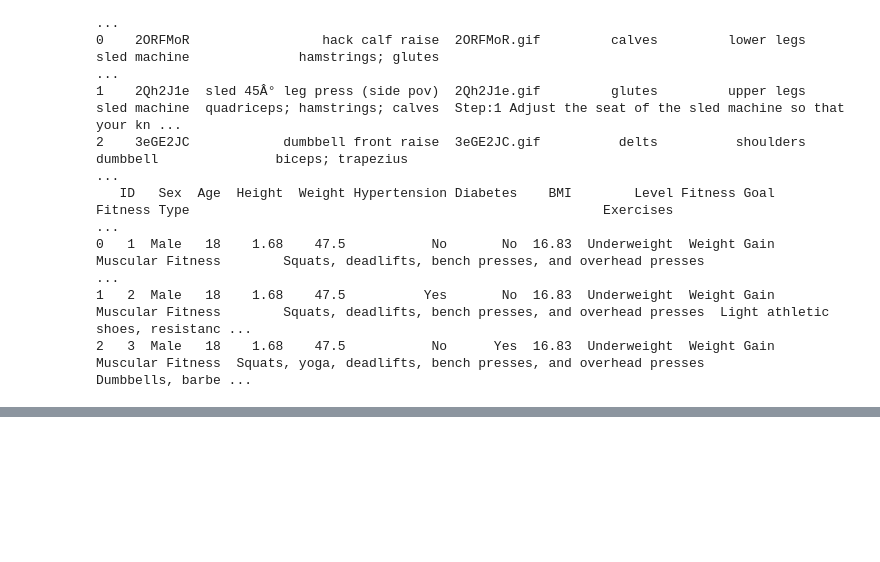
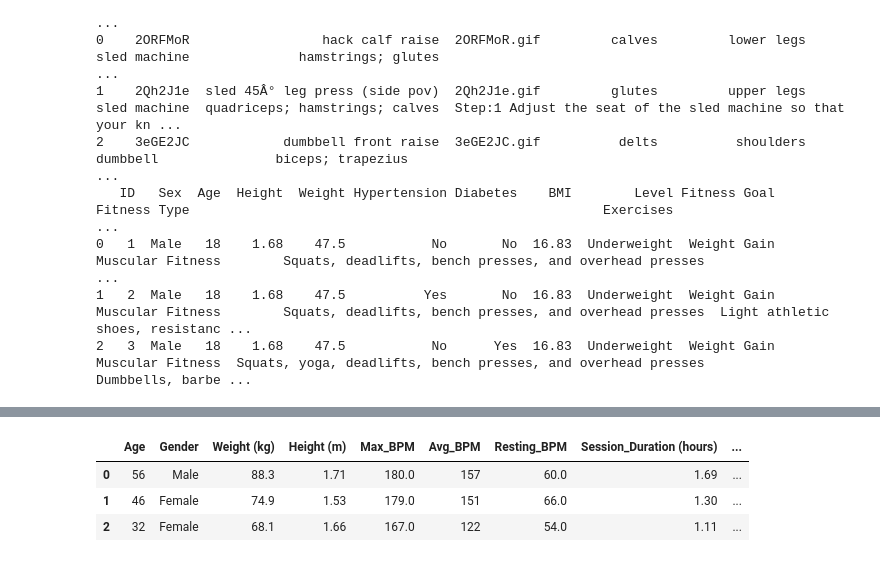
Before and after one commit to heyisula/caloriesense, a Jupyter notebook: train.ipynb, the cells around one changed output, grey strips where cells are left out. Saved outputs shown, nothing was run; the diff lists cells and outputs as text; code cells hidden in the pictures; blank space fills up the shorter version.

```diff
--- a/train.ipynb
+++ b/train.ipynb
@@ -88,0 +181,20 @@ max    14589.00     63.00      2.03    130.00     70.00
+# %%
+df_fit_clean = df_fit.copy()
+
+df_fit_clean.drop(columns=['ID', 'Exercise'], inplace=True)
+
+df_fit_clean.rename(columns={
+    'Calories Burn' : 'Calories_Burned',
+    'Actual Weight' : 'Weight (kg)',
+    'Dream Weight' : 'Dream_Weight',
+    'Heart Rate' : 'Avg_BPM',
+    'Weather Conditions' : 'Weather_Conditions',
+    'Exercise Intensity' : 'Exercise_Intensity',
+}, inplace=True)
+
+df_fit_clean.rename(columns={'Duration': 'Session_Duration (hours)'}, inplace=True)
+df_fit_clean['Session_Duration (hours)'] = df_fit_clean['Session_Duration (hours)'] / 60
+
+#Adding new column name _source to dataset 1 and 2 to identify the source of data
+df_gym['_source']      = 'ds1'
+df_fit_clean['_source'] = 'ds2'
@@ -88,0 +209,10 @@ max    14589.00     63.00      2.03    130.00     70.00
+# %%
+# pd.concat fills missing columns with NaN automatically
+dfUnified = pd.concat([df_gym, df_fit_clean], ignore_index=True)
+
+print(f'Merged DataFrame shape: {dfUnified.shape}')
+print(f'  DS1 (gym data) rows: {(dfUnified["_source"]=="ds1").sum()}')
+print(f'  DS2 (fit data) rows: {(dfUnified["_source"]=="ds2").sum()}')
+print()
+print('Missing values per column:')
+print(dfUnified.isnull().sum().to_string())
@@ -88,0 +237,7 @@ max    14589.00     63.00      2.03    130.00     70.00
+# %%
+dfUnified.head(3)
+# %% [output]
+|  | Age | Gender | Weight (kg) | Height (m) | Max_BPM | Avg_BPM | Resting_BPM | Session_Duration (hours) | ... |
+| 0 | 56 | Male | 88.3 | 1.71 | 180.0 | 157 | 60.0 | 1.69 | ... |
+| 1 | 46 | Female | 74.9 | 1.53 | 179.0 | 151 | 66.0 | 1.30 | ... |
+| 2 | 32 | Female | 68.1 | 1.66 | 167.0 | 122 | 54.0 | 1.11 | ... |
```
Also changed, not shown: parts of 22 cells of this notebook, 1 other file.
